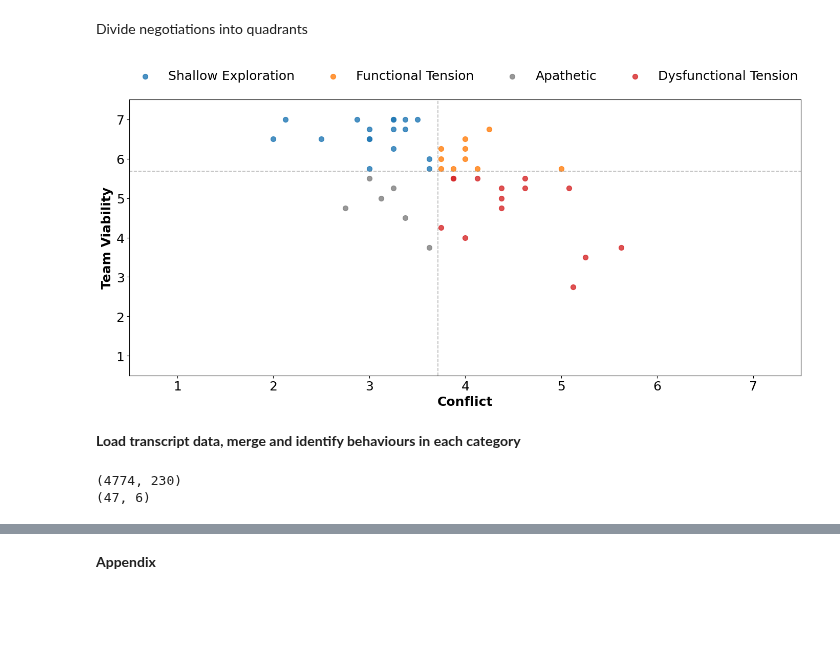
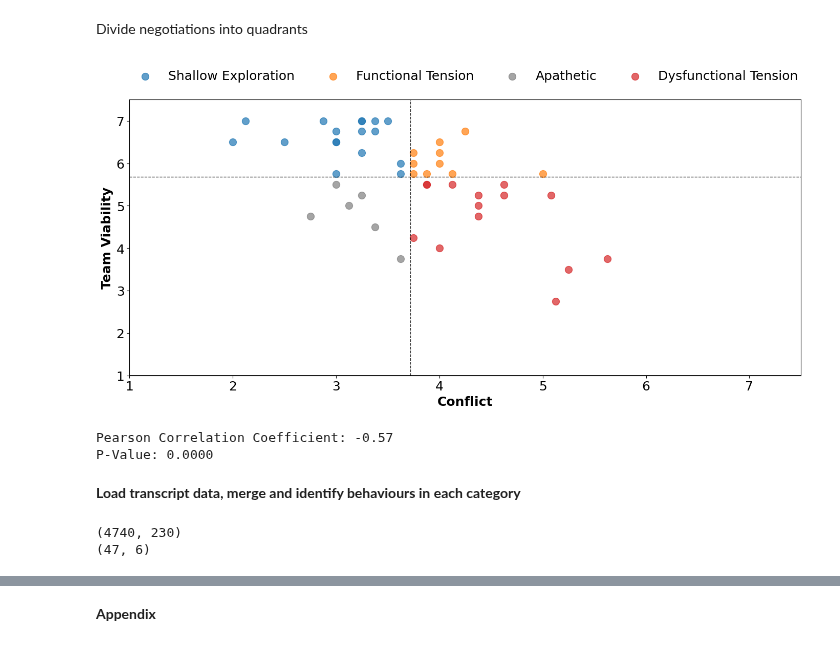
Before and after one commit to bbevis/Con2vec, a Jupyter notebook: Python/EDA_convo_segmentation.ipynb, the cells around one changed output, grey strips where cells are left out. Saved outputs shown, nothing was run; the diff lists cells and outputs as text; code cells hidden in the pictures; blank space fills up the shorter version.

```diff
--- a/Python/EDA_convo_segmentation.ipynb
+++ b/Python/EDA_convo_segmentation.ipynb
@@ -146,54 +158,70 @@ df["Negotiation_Category"] = df.apply(
 # %%
 # Plot the classification
 
-# Define professional color palette
+# Define colors for each category
 category_colors = {
-    "Shallow Exploration": "#1F77B4",
-    "Functional Tension": "#FF7F0E",
-    "Apathetic": "#7F7F7F",
-    "Dysfunctional Tension": "#D62728"
+    "Shallow Exploration": "#1F77B4",  # Blue
+    "Functional Tension": "#FF7F0E",  # Orange
+    "Apathetic": "#7F7F7F",  # Gray
+    "Dysfunctional Tension": "#D62728"  # Red
 }
 
 # Create the scatter plot
 plt.figure(figsize=(15, 7))
+
+# Plot data points with category colors
 for category, color in category_colors.items():
     subset = df[df["Negotiation_Category"] == category]
-    plt.scatter(subset['Conflict'], subset['team_viability'], label=category, color=color, alpha=0.8, s=50)
+    plt.scatter(subset['Conflict'], subset['team_viability'], label=category, color=color, alpha=0.7, s=100)
 
 # Add decision boundaries (mean values)
-plt.axvline(mean_conflict, color="grey", alpha=0.6, linestyle="dashed", linewidth=1.2)
-plt.axhline(mean_viability, color="grey", alpha=0.6, linestyle="dashed", linewidth=1.2)
+plt.axvline(mean_conflict, color="black", linestyle="dashed", alpha=0.8, linewidth=1)
+plt.axhline(mean_viability, color="black", linestyle="dashed", alpha=0.8, linewidth=1)
 
 # Formatting plot aesthetics
 plt.xlabel("Conflict", fontsize=18, fontweight="bold")
 plt.ylabel("Team Viability", fontsize=18, fontweight="bold")
 
-# Legend styling (placed at the top)
-plt.legend(fontsize=18, title_fontsize=13, loc="upper center", bbox_to_anchor=(0.5, 1.15), ncol=4, frameon=False)
 
+# Legend styling (placed at the top with extra spacing)
+plt.legend(fontsize=18,
+           loc="upper center", bbox_to_anchor=(0.5, 1.15), ncol=4, frameon=False)
 
 # Ensure full axis range is visible
-plt.xlim(0.5, 7.5)
-plt.ylim(0.5, 7.5)
+plt.xlim(1, 7.5)
+plt.ylim(1, 7.5)
+
+# Restore axis lines for a professional look
+plt.axhline(y=plt.ylim()[0], color='black', linewidth=1.2)
+plt.axvline(x=plt.xlim()[0], color='black', linewidth=1.2)
 
 # Remove grid lines
 plt.xticks(fontsize=18)
 plt.yticks(fontsize=18)
 
 # Show the plot
 plt.tight_layout()
 plt.show()
 # %% [output]
-[figure, old version]
+[figure, new version]
+# %%
+correlation, p_value = stats.pearsonr(df['Conflict'], df['team_viability'])
+
+print(f"Pearson Correlation Coefficient: {correlation:.2f}")
+print(f"P-Value: {p_value:.4f}")
+# %% [output]
+Pearson Correlation Coefficient: -0.57
+P-Value: 0.0000
 # %% [markdown]
 **Load transcript data, merge and identify behaviours in each category**
 # %%
 df_features = pd.read_csv('./Output/super_May22/multimodal_data.csv')
+df_features = df_features.dropna()
 dvs = df.copy()
 
 print(df_features.shape)
 print(dvs.shape)
 # %% [output]
-(4774, 230)
+(4740, 230)
 (47, 6)
 # %%
```
Also changed, not shown: parts of 12 cells of this notebook, 7 other files.
